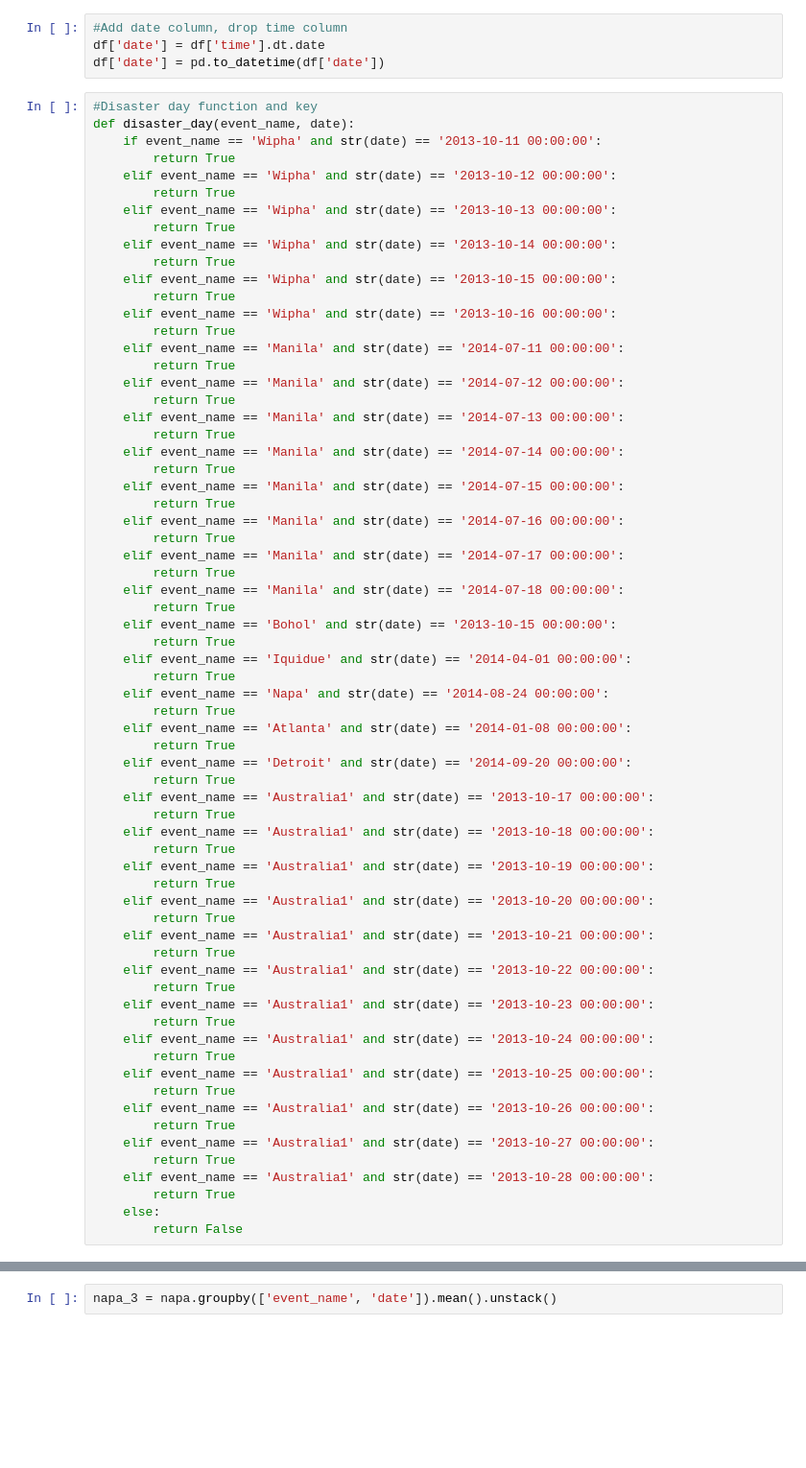
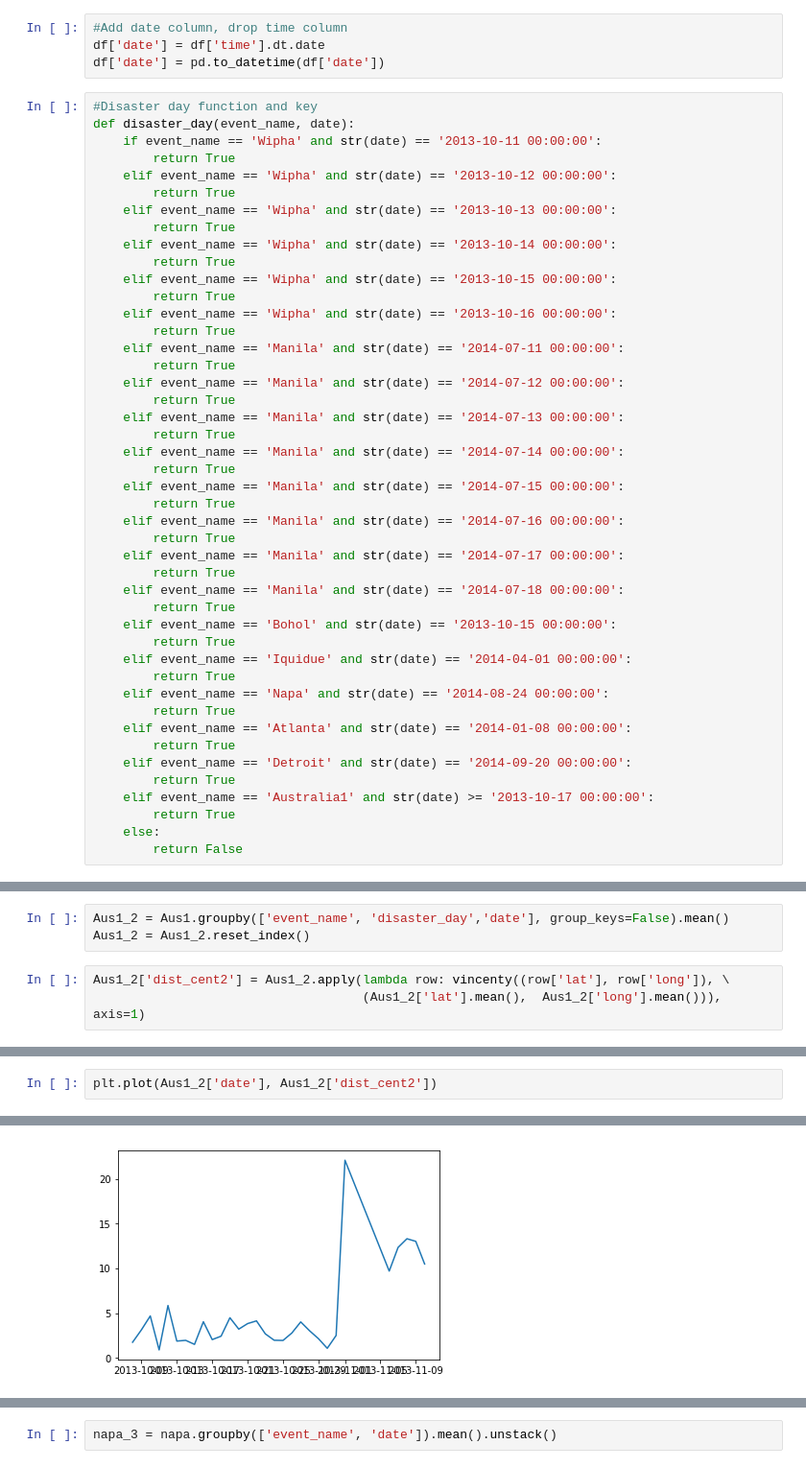
Before and after one commit to Matt-Carney/Natural_Disaster, a Jupyter notebook: Natural_Disaster.ipynb, the cells around one changed output, grey strips where cells are left out. Shown at 96% size. Cells and saved outputs as stored; diff of their text form; blank space fills up the shorter version.

Commit message:
revised dist_cent calc

```diff
--- a/Natural_Disaster.ipynb
+++ b/Natural_Disaster.ipynb
@@ -131,29 +132,7 @@ def disaster_day(event_name, date):
         return True
     elif event_name == 'Detroit' and str(date) == '2014-09-20 00:00:00':
         return True
-    elif event_name == 'Australia1' and str(date) == '2013-10-17 00:00:00':
-        return True
-    elif event_name == 'Australia1' and str(date) == '2013-10-18 00:00:00':
-        return True
-    elif event_name == 'Australia1' and str(date) == '2013-10-19 00:00:00':
-        return True
-    elif event_name == 'Australia1' and str(date) == '2013-10-20 00:00:00':
-        return True
-    elif event_name == 'Australia1' and str(date) == '2013-10-21 00:00:00':
-        return True
-    elif event_name == 'Australia1' and str(date) == '2013-10-22 00:00:00':
-        return True
-    elif event_name == 'Australia1' and str(date) == '2013-10-23 00:00:00':
-        return True
-    elif event_name == 'Australia1' and str(date) == '2013-10-24 00:00:00':
-        return True
-    elif event_name == 'Australia1' and str(date) == '2013-10-25 00:00:00':
-        return True
-    elif event_name == 'Australia1' and str(date) == '2013-10-26 00:00:00':
-        return True
-    elif event_name == 'Australia1' and str(date) == '2013-10-27 00:00:00':
-        return True
-    elif event_name == 'Australia1' and str(date) == '2013-10-28 00:00:00':
+    elif event_name == 'Australia1' and str(date) >= '2013-10-17 00:00:00':
         return True
     else:
         return False
@@ -266,0 +248,6 @@ See the caveats in the documentation: http://pandas.pydata.org/pandas-docs/stabl
+# %%
+Aus1_2 = Aus1.groupby(['event_name', 'disaster_day','date'], group_keys=False).mean()
+Aus1_2 = Aus1_2.reset_index()
+# %%
+Aus1_2['dist_cent2'] = Aus1_2.apply(lambda row: vincenty((row['lat'], row['long']), \
+                                    (Aus1_2['lat'].mean(),  Aus1_2['long'].mean())), axis=1)
@@ -266,0 +290,3 @@ See the caveats in the documentation: http://pandas.pydata.org/pandas-docs/stabl
+# %%
+plt.plot(Aus1_2['date'], Aus1_2['dist_cent2'])
+# %% [output]
@@ -266,0 +294 @@ See the caveats in the documentation: http://pandas.pydata.org/pandas-docs/stabl
+[figure, added]
```
Also changed, not shown: parts of 42 cells of this notebook.
